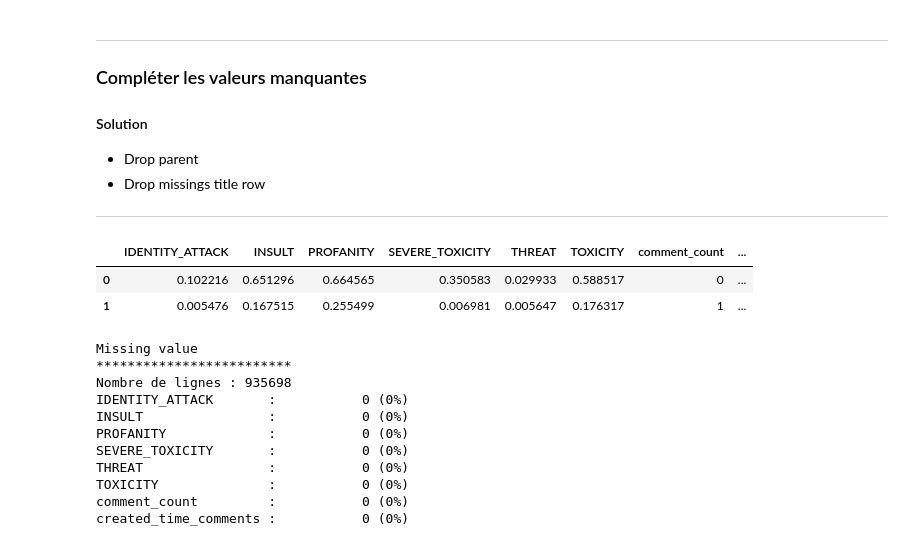
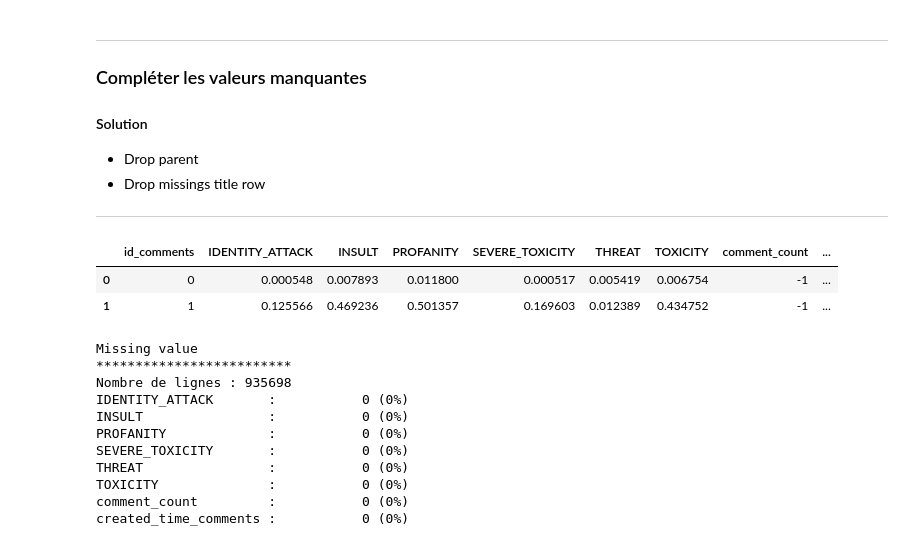
Before and after one commit to caseguin/GLO-7027, a Jupyter notebook: charles_workspace/charles_cleaning.ipynb, the cells around one changed output. Saved outputs shown, nothing was run; the diff lists cells and outputs as text; code cells hidden in the pictures.

```diff
--- a/charles_workspace/charles_cleaning.ipynb
+++ b/charles_workspace/charles_cleaning.ipynb
@@ -44,8 +46,9 @@ dftest_merge.head(2)
 | 1 | 0.125566 | 0.469236 | 0.501357 | 0.169603 | 0.012389 | 0.434752 | -1 | ... |
 # %%
 # ====== Merge les df ====== #
-df_merge = pd.merge(comments, posts, left_on='postId', right_on='id', indicator=True, suffixes=('_comments', '_posts'))
-df_merge.head(2)
+# df_merge = pd.merge(comments, posts, left_on='postId', right_on='id', indicator=True, suffixes=('_comments', '_posts'))
+df_merge = pd.merge(test, posts, left_on='postId', right_on='id', indicator=True, suffixes=('_comments', '_posts'))
+df_merge = df_merge.reset_index(drop=False).rename(columns={'index':'id'})
 
 
 # Analyse du merge
@@ -82,12 +86,12 @@ map directly to c-types [inferred_type->mixed,key->block2_values] [items->Index(
 - Drop missings title row
 ***
 # %%
-df_merge =pd.read_hdf(cwd + '\\dataframe\\' + 'df_merge.h5')
+# df_merge =pd.read_hdf(cwd + '\\dataframe\\' + 'df_merge.h5')
 df_merge.head(2)
 # %% [output]
-|  | IDENTITY_ATTACK | INSULT | PROFANITY | SEVERE_TOXICITY | THREAT | TOXICITY | comment_count | ... |
-| 0 | 0.102216 | 0.651296 | 0.664565 | 0.350583 | 0.029933 | 0.588517 | 0 | ... |
-| 1 | 0.005476 | 0.167515 | 0.255499 | 0.006981 | 0.005647 | 0.176317 | 1 | ... |
+|  | id_comments | IDENTITY_ATTACK | INSULT | PROFANITY | SEVERE_TOXICITY | THREAT | TOXICITY | comment_count | ... |
+| 0 | 0 | 0.000548 | 0.007893 | 0.011800 | 0.000517 | 0.005419 | 0.006754 | -1 | ... |
+| 1 | 1 | 0.125566 | 0.469236 | 0.501357 | 0.169603 | 0.012389 | 0.434752 | -1 | ... |
 # %%
 # ====== Visualisation des valeurs manquantes ====== #
 print('Missing value')
```
Also changed, not shown: parts of 8 cells of this notebook, 3 other files.
